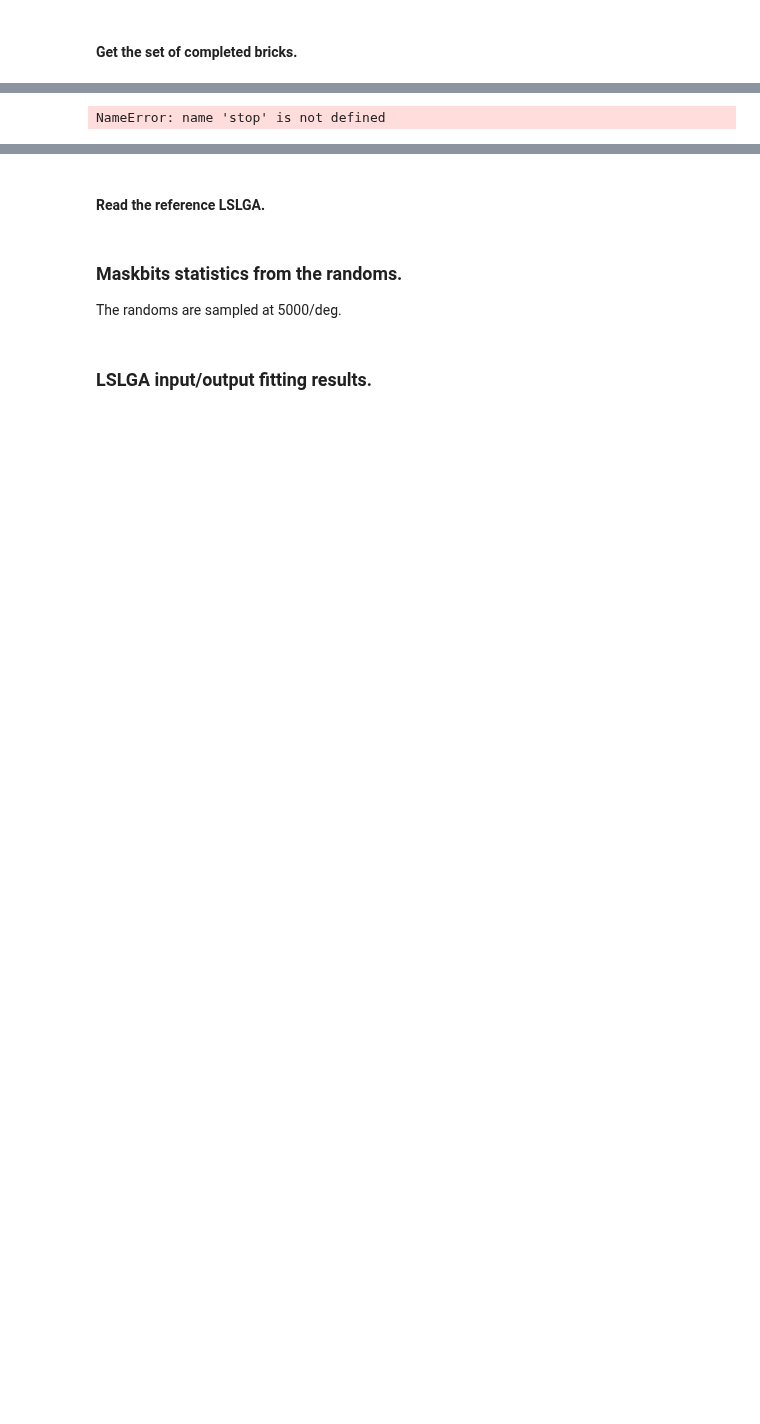
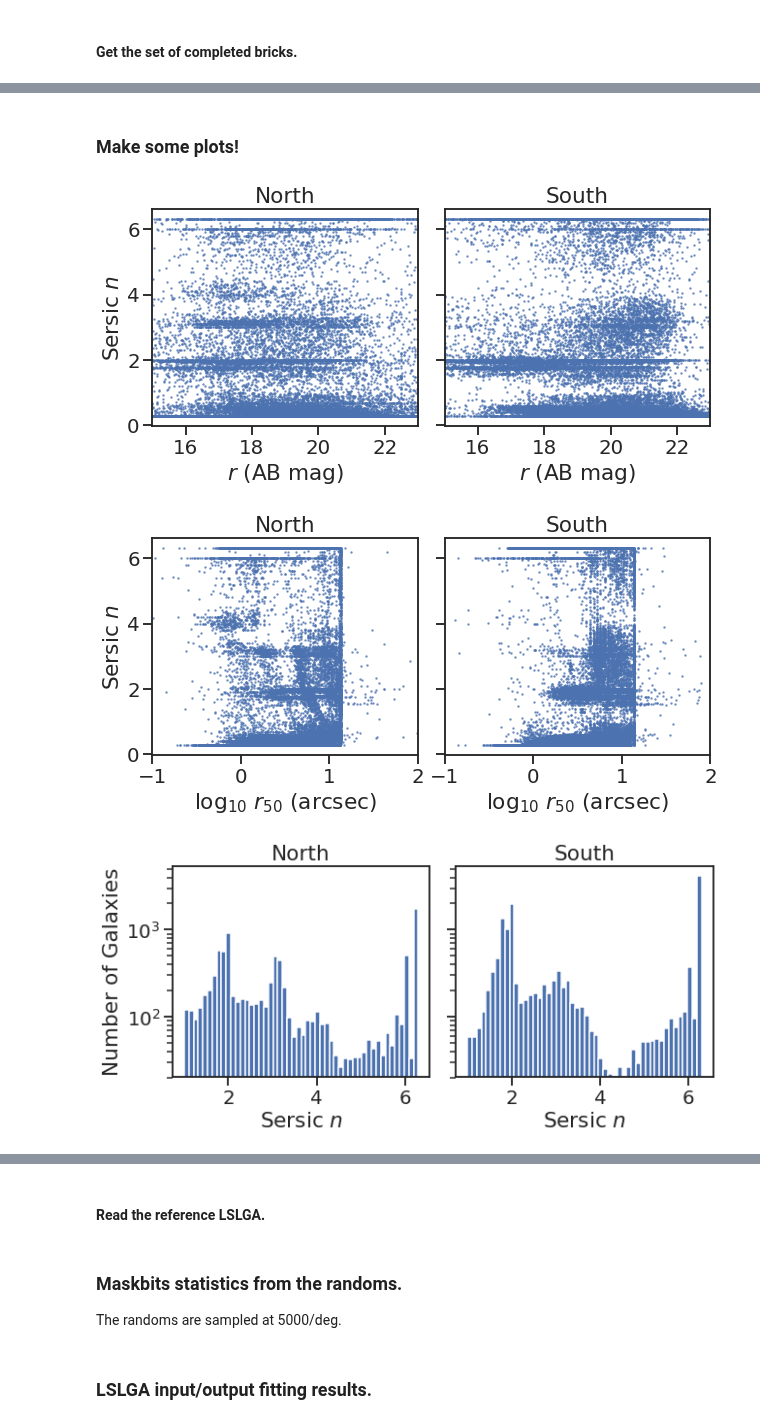
Before and after one commit to legacysurvey/legacypipe, a Jupyter notebook: doc/nb/qa-dr9d-lslga.ipynb, the cells around one changed output, grey strips where cells are left out. Saved outputs shown, nothing was run; the diff lists cells and outputs as text; code cells hidden in the pictures; blank space fills up the shorter version.

```diff
--- a/doc/nb/qa-dr9d-lslga.ipynb
+++ b/doc/nb/qa-dr9d-lslga.ipynb
@@ -8,7 +8,7 @@ import matplotlib.pyplot as plt
 from astropy.table import vstack, Table, hstack
 # %%
 import seaborn as sns
-sns.set(context='talk', style='ticks', font_scale=1.3)
+sns.set(context='talk', style='ticks', font_scale=1.2)
 %matplotlib inline
 # %%
 outdir = '/global/project/projectdirs/desi/users/ioannis/dr9d-lslga'
@@ -128,4 +121,0 @@ Wall time: 9min 32s
-# %%
-stop
-# %% [output]
-NameError: name 'stop' is not defined
@@ -133,0 +122,48 @@ cat
+# %% [markdown]
+### Make some plots!
+# %%
+def qa_sersic(allcat, label):
+    fig, ax = plt.subplots(1, 2, figsize=(10, 4), sharey=True)
+    for cat, lab, thisax in zip(allcat, label, ax.flat):
+        ww = cat['FLUX_R'] > 0
+        r50 = cat['SHAPE_R'][ww]
+        sersicn = cat['SERSIC'][ww]
+        rmag = 22.5-2.5*np.log10(cat['FLUX_R'][ww])
+        thisax.scatter(rmag, sersicn, s=1, alpha=0.7)
+        thisax.set_xlim(15, 23)
+        thisax.set_xlabel(r'$r$ (AB mag)')
+        thisax.set_title(lab)
+    ax[0].set_ylabel('Sersic $n$')
+    plt.subplots_adjust(wspace=0.1)
+
+    fig, ax = plt.subplots(1, 2, figsize=(10, 4), sharey=True)
+    for cat, lab, thisax in zip(allcat, label, ax.flat):
+        ww = cat['FLUX_R'] > 0
+        r50 = cat['SHAPE_R'][ww]
+        sersicn = cat['SERSIC'][ww]
+        rmag = 22.5-2.5*np.log10(cat['FLUX_R'][ww])
+        thisax.scatter(np.log10(r50), sersicn, s=1, alpha=0.7)
+        thisax.set_xlim(-1, 2)
+        thisax.set_xlabel(r'$\log_{10}\ r_{50}$ (arcsec)')
+        thisax.set_title(lab)
+    ax[0].set_ylabel('Sersic $n$')
+    plt.subplots_adjust(wspace=0.1)
+
+    fig, ax = plt.subplots(1, 2, figsize=(10, 4), sharey=True)
+    for cat, lab, thisax in zip(allcat, label, ax.flat):
+        ww = cat['FLUX_R'] > 0
+        r50 = cat['SHAPE_R'][ww]
+        sersicn = cat['SERSIC'][ww]
+        rmag = 22.5-2.5*np.log10(cat['FLUX_R'][ww])
+        _ = thisax.hist(sersicn[sersicn > 1], bins=50)#, range=(1, 4))
+        thisax.set_yscale('log')
+        thisax.set_xlabel('Sersic $n$')
+        thisax.set_title(lab)
+    ax[0].set_ylabel('Number of Galaxies')
+    plt.subplots_adjust(wspace=0.1)
+# %%
+qa_sersic((sernorth, sersouth), ('North', 'South'))
+# %% [output]
+[figure, added]
+[figure, added]
+[figure, added]
```
Also changed, not shown: parts of 7 cells of this notebook.
